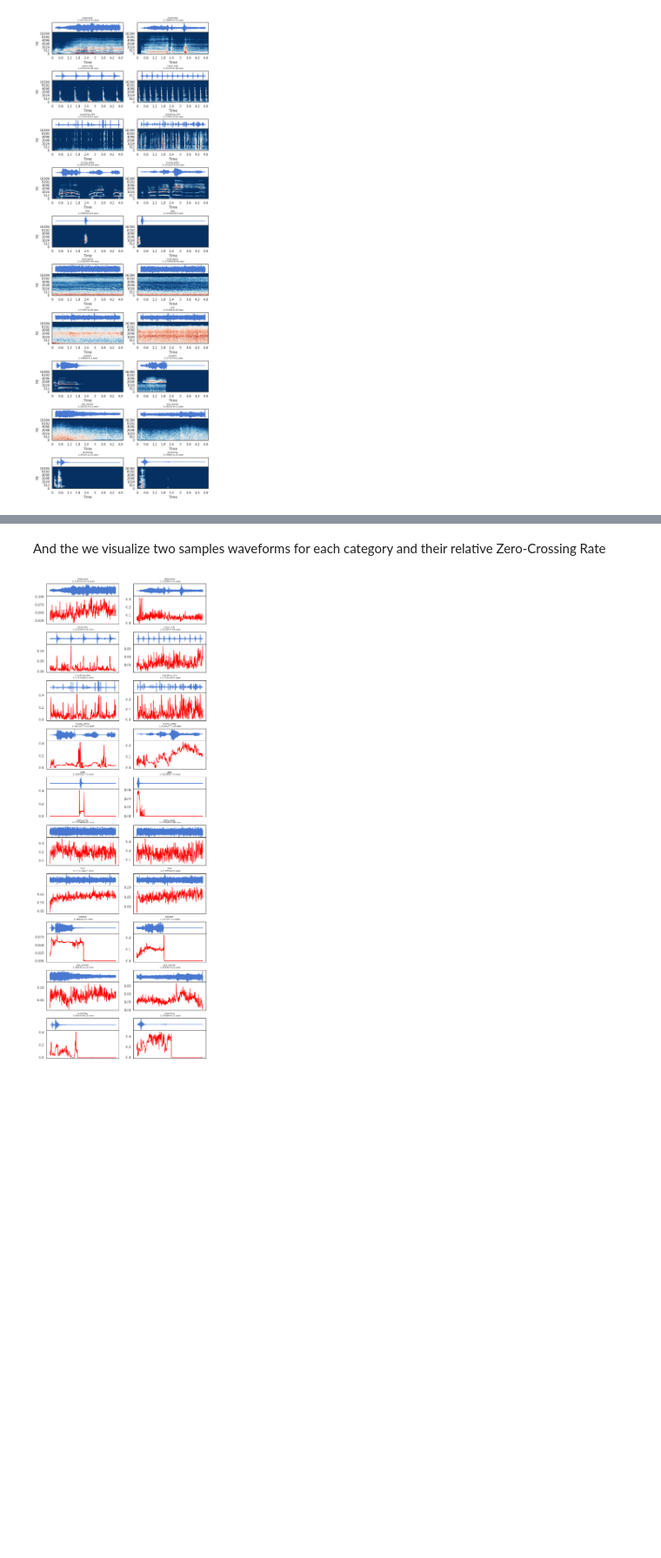
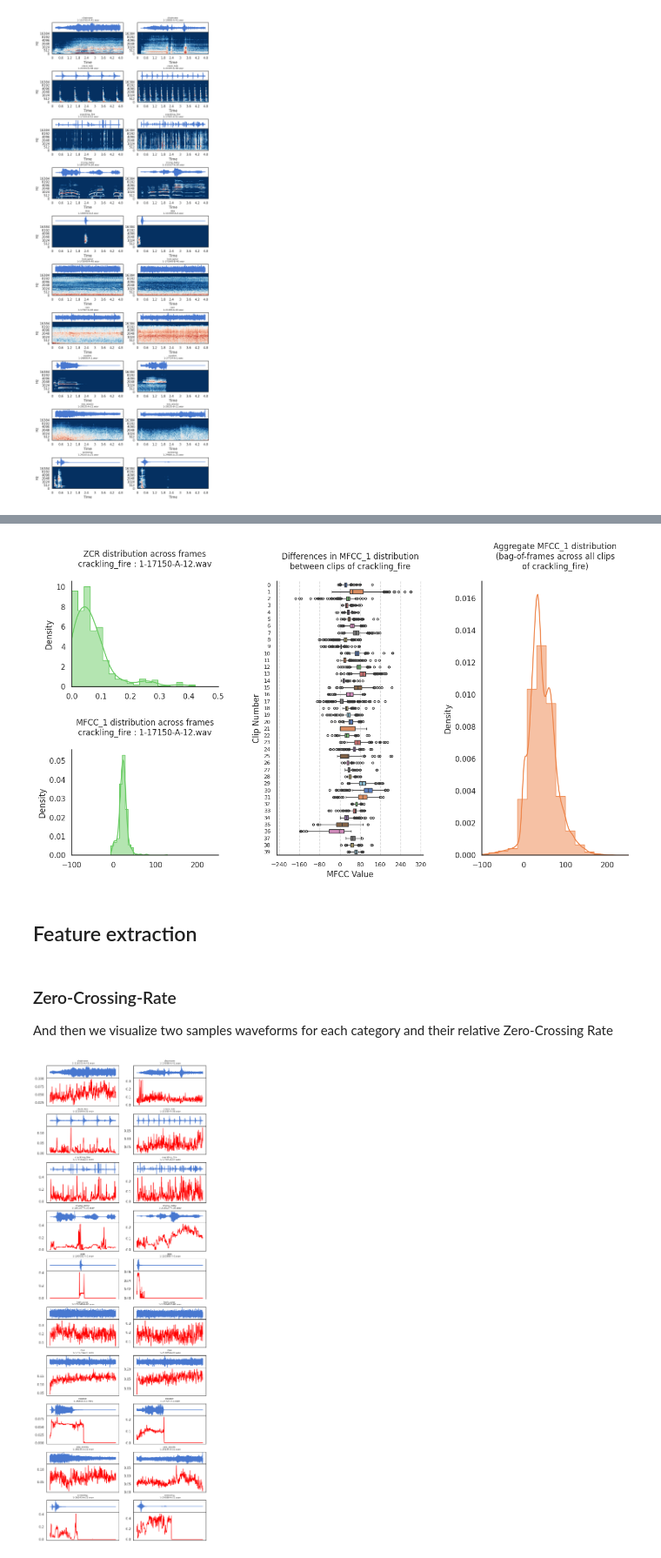
Before and after one commit to unipd-human-data/env-soundnet, a Jupyter notebook: env-soundnet.ipynb, the cells around one changed output, grey strips where cells are left out. Shown at 87% size. Cells and saved outputs as stored; diff of their text form; code cells hidden in the pictures; blank space fills up the shorter version.

```diff
--- a/env-soundnet.ipynb
+++ b/env-soundnet.ipynb
@@ -287,5 +318,82 @@ for c in range(0, categories):
+# %%
+def plot_single_feature_one_clip(feature, title, ax):
+    sb.despine()
+    ax.set_title(title, y=1.10)
+    sb.histplot(feature, bins=20, kde=True, stat="density",
+                element="step", fill=True, alpha=0.5,
+                color=sb.color_palette("muted", 4)[2], ax=ax)
+
+def plot_single_feature_all_clips(feature, title, ax):
+    sb.despine()
+    ax.set_title(title, y=1.03)
+    bp = sb.boxplot(data=feature, orient='h', width=0.6, fliersize=3,
+                   ax=ax, palette="muted")
+    labels = [str(i) for i in feature.columns]
+    ax.set_yticklabels(labels, fontsize=8)
+    ax.set_ylabel("Clip Number")
+    ax.xaxis.grid(True, linestyle='--', alpha=0.7)
+    ax.set_xlabel("MFCC Value")
+    ax.xaxis.set_major_locator(plt.MaxNLocator(8))
+    plt.setp(ax.get_xticklabels(), fontsize=9)
+    x_min, x_max = ax.get_xlim()
+    ax.set_xlim(x_min - (x_max-x_min)*0.1, x_max + (x_max-x_min)*0.05)
+
+def plot_single_feature_aggregate(feature, title, ax):
+    sb.despine()
+    ax.set_title(title, y=1.03)
+    sb.histplot(feature, bins=20, kde=True, stat="density",
+                element="step", fill=True, alpha=0.5,
+                color=sb.color_palette("muted", 4)[1], ax=ax)
+
+def generate_feature_summary(category, clip, coefficient):
+    title = "{0} : {1}".format(clips_10[category][clip].category, clips_10[category][clip].filename)
+    MFCC = pd.DataFrame()
+    aggregate = np.array([])
+    for i in range(0, len(clips_10[category])):
+
+        mfcc_data = clips_10[category][i].mfcc[:, coefficient]
+        if isinstance(mfcc_data, np.ndarray) and mfcc_data.ndim > 1:
+            mfcc_data = mfcc_data.flatten()
+
+        MFCC[i] = mfcc_data
+
+        if len(aggregate) == 0:
+            aggregate = mfcc_data
+        else:
+            aggregate = np.concatenate([aggregate, mfcc_data])
+
+    # Increase figure size slightly for better spacing
+    f = plt.figure(figsize=(15, 12))
+    f.subplots_adjust(hspace=0.6, wspace=0.4)  # Increase spacing between plots
+
+    ax1 = plt.subplot2grid((3, 3), (0, 0))
+    ax2 = plt.subplot2grid((3, 3), (1, 0))
+    ax3 = plt.subplot2grid((3, 3), (0, 1), rowspan=2)
+    ax4 = plt.subplot2grid((3, 3), (0, 2), rowspan=2)
+
+    ax1.set_xlim(0.0, 0.5)
+    ax2.set_xlim(-100, 250)
+    ax4.set_xlim(-100, 250)
+
+    zcr_data = np.array(clips_10[category][clip].zcr)
+    if zcr_data.ndim > 1:
+        zcr_data = zcr_data.mean(axis=0) if zcr_data.shape[0] > 1 else zcr_data.flatten()
+
+    plot_single_feature_one_clip(zcr_data, 'ZCR distribution across frames\n{0}'.format(title), ax1)
+    plot_single_feature_one_clip(clips_10[category][clip].mfcc[:, coefficient], 'MFCC_{0} distribution across frames\n{1}'.format(coefficient, title), ax2)
+
+    plot_single_feature_all_clips(MFCC, 'Differences in MFCC_{0} distribution\nbetween clips of {1}'.format(coefficient, clips_10[category][clip].category), ax3)
+
+    plot_single_feature_aggregate(aggregate, 'Aggregate MFCC_{0} distribution\n(bag-of-frames across all clips\nof {1})'.format(coefficient, clips_10[category][clip].category), ax4)
+
+generate_feature_summary(2, 0, 1)
+# %% [output]
+[figure, added]
+# %% [markdown]
+## Feature extraction
 # %% [markdown]
-And the we visualize two samples waveforms for each category and their relative Zero-Crossing Rate
+### Zero-Crossing-Rate
+And then we visualize two samples waveforms for each category and their relative Zero-Crossing Rate
 # %%
 def plot_clip_zcr(clip, ax):
   ax.get_xaxis().set_visible(False)
```
Also changed, not shown: parts of 8 cells of this notebook.
